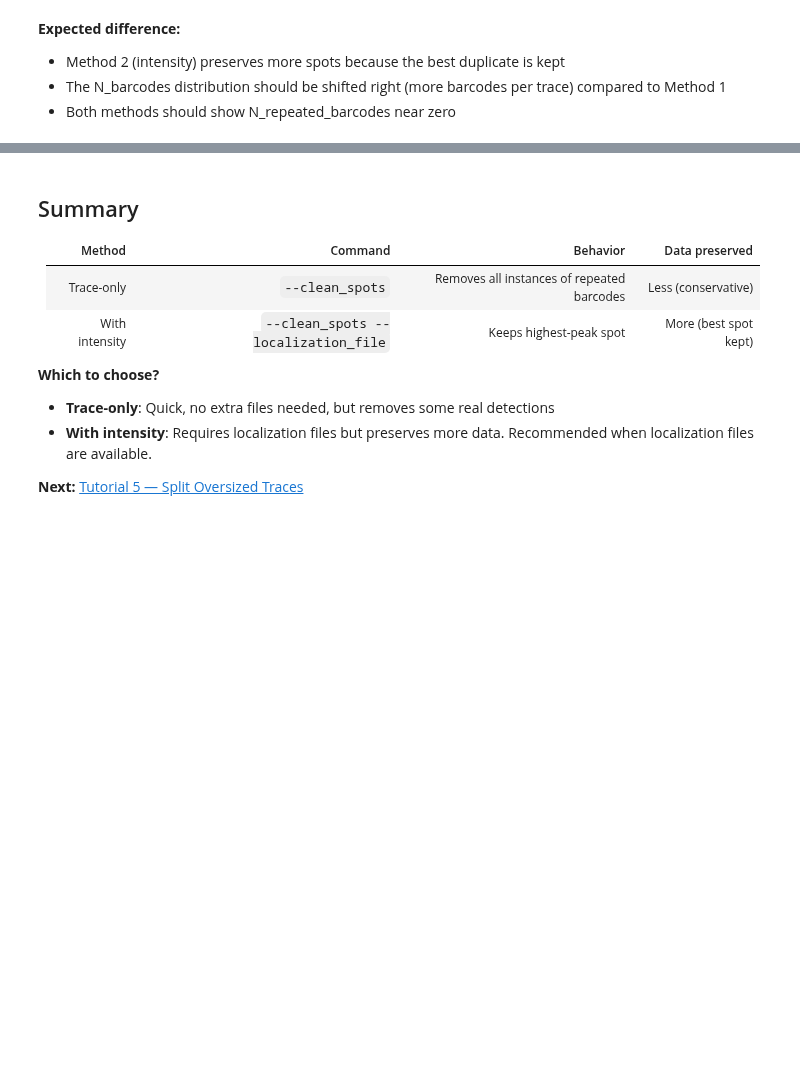
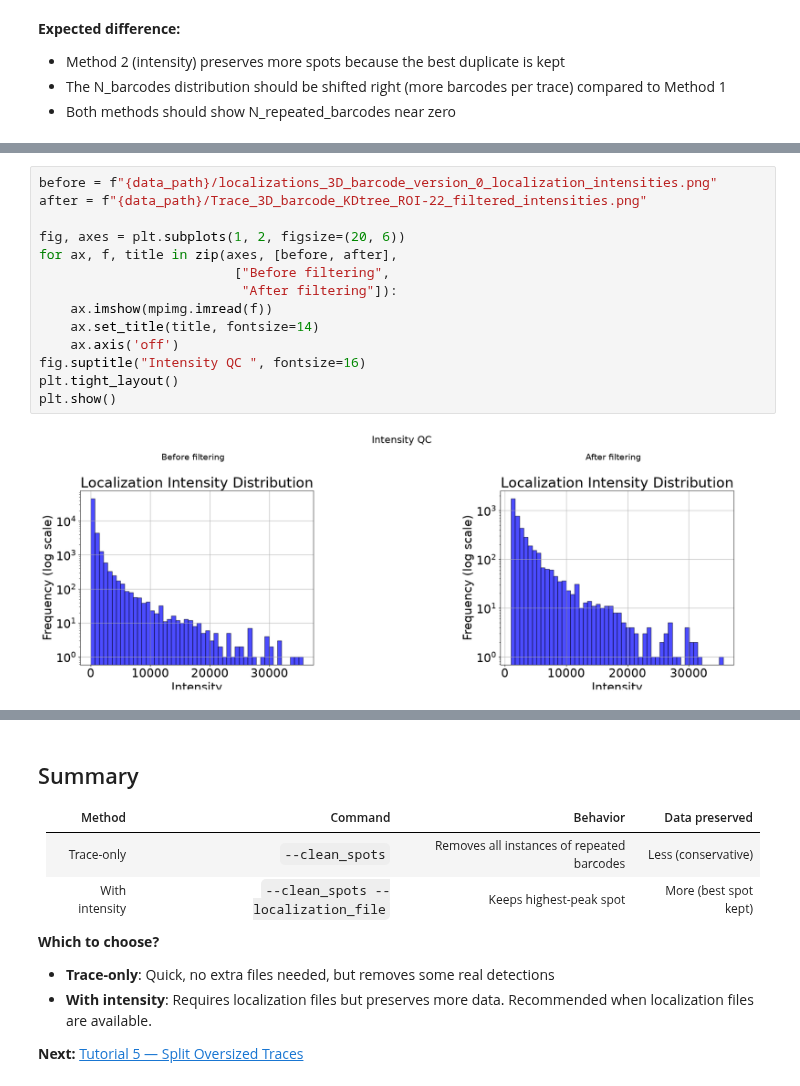
Before and after one commit to pyHi-M/traceratops, a Jupyter notebook: docs/source/tutorials/tutorial_04_filter_duplicates.ipynb, the cells around one changed output, grey strips where cells are left out. Cells and saved outputs as stored; diff of their text form; blank space fills up the shorter version.

```diff
--- a/docs/source/tutorials/tutorial_04_filter_duplicates.ipynb
+++ b/docs/source/tutorials/tutorial_04_filter_duplicates.ipynb
@@ -283,0 +339,16 @@ plt.show()
+# %%
+before = f"{data_path}/localizations_3D_barcode_version_0_localization_intensities.png"
+after = f"{data_path}/Trace_3D_barcode_KDtree_ROI-22_filtered_intensities.png"
+
+fig, axes = plt.subplots(1, 2, figsize=(20, 6))
+for ax, f, title in zip(axes, [before, after],
+                         ["Before filtering",
+                          "After filtering"]):
+    ax.imshow(mpimg.imread(f))
+    ax.set_title(title, fontsize=14)
+    ax.axis('off')
+fig.suptitle("Intensity QC ", fontsize=16)
+plt.tight_layout()
+plt.show()
+# %% [output]
+[figure, added]
```
Also changed, not shown: parts of 9 cells of this notebook, 17 other files.
